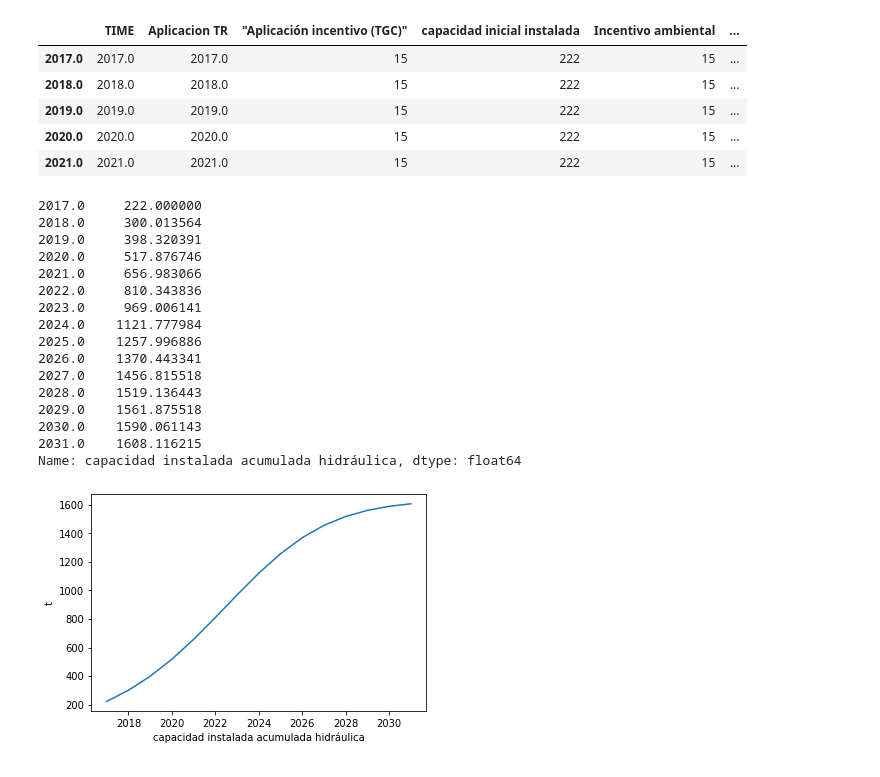
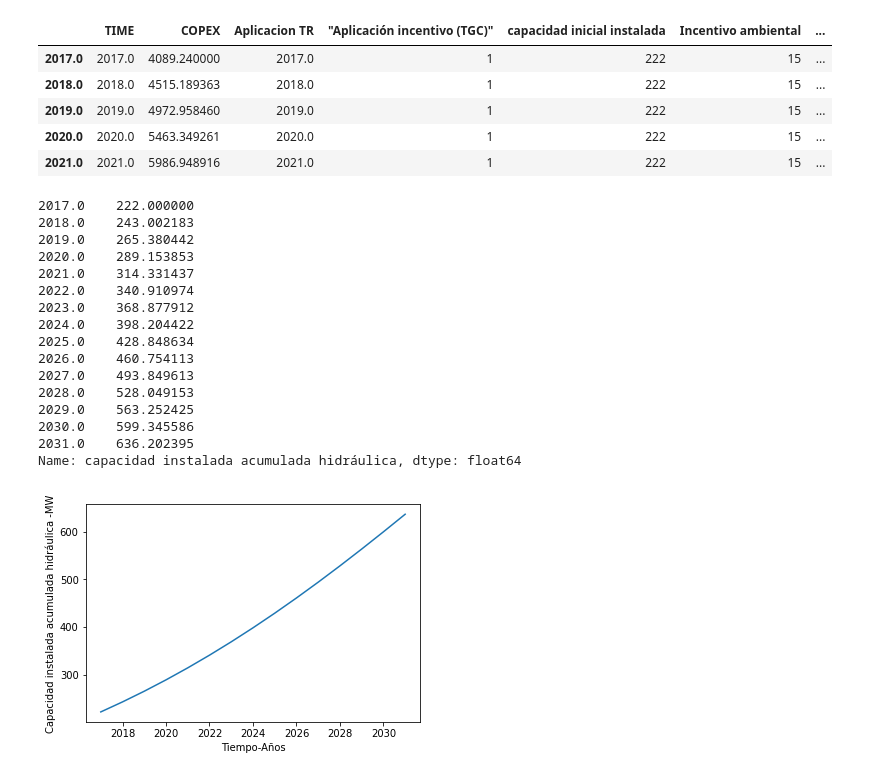
Before and after one commit to LeidyDaniela/AnalisisNumerico2020_2, a Jupyter notebook: Trabajofinal.ipynb, the cells around one changed output. Cells and saved outputs as stored; diff of their text form; code cells hidden in the pictures.

```diff
--- a/Trabajofinal.ipynb
+++ b/Trabajofinal.ipynb
@@ -223,43 +218,43 @@ Saving E3.mdl to E3.mdl
 # %%
-model= pysd.read_vensim('E3.mdl')
+model= pysd.read_vensim('E222.mdl')
 # %%
 xy = model.run()
 # %%
 xy.head()
 # %% [output]
-|  | TIME | Aplicacion TR | "Aplicación incentivo (TGC)" | capacidad inicial instalada | Incentivo ambiental | ... |
-| 2017.0 | 2017.0 | 2017.0 | 15 | 222 | 15 | ... |
-| 2018.0 | 2018.0 | 2018.0 | 15 | 222 | 15 | ... |
-| 2019.0 | 2019.0 | 2019.0 | 15 | 222 | 15 | ... |
-| 2020.0 | 2020.0 | 2020.0 | 15 | 222 | 15 | ... |
-| 2021.0 | 2021.0 | 2021.0 | 15 | 222 | 15 | ... |
+|  | TIME | COPEX | Aplicacion TR | "Aplicación incentivo (TGC)" | capacidad inicial instalada | Incentivo ambiental | ... |
+| 2017.0 | 2017.0 | 4089.240000 | 2017.0 | 1 | 222 | 15 | ... |
+| 2018.0 | 2018.0 | 4515.189363 | 2018.0 | 1 | 222 | 15 | ... |
+| 2019.0 | 2019.0 | 4972.958460 | 2019.0 | 1 | 222 | 15 | ... |
+| 2020.0 | 2020.0 | 5463.349261 | 2020.0 | 1 | 222 | 15 | ... |
+| 2021.0 | 2021.0 | 5986.948916 | 2021.0 | 1 | 222 | 15 | ... |
 # %%
 print(xy['capacidad instalada acumulada hidráulica'])
 # %% [output]
-2017.0     222.000000
-2018.0     300.013564
-2019.0     398.320391
-2020.0     517.876746
-2021.0     656.983066
-2022.0     810.343836
-2023.0     969.006141
-2024.0    1121.777984
-2025.0    1257.996886
-2026.0    1370.443341
-2027.0    1456.815518
-2028.0    1519.136443
-2029.0    1561.875518
-2030.0    1590.061143
-2031.0    1608.116215
+2017.0    222.000000
+2018.0    243.002183
+2019.0    265.380442
+2020.0    289.153853
+2021.0    314.331437
+2022.0    340.910974
+2023.0    368.877912
+2024.0    398.204422
+2025.0    428.848634
+2026.0    460.754113
+2027.0    493.849613
+2028.0    528.049153
+2029.0    563.252425
+2030.0    599.345586
+2031.0    636.202395
 Name: capacidad instalada acumulada hidráulica, dtype: float64
 # %%
 import matplotlib.pyplot as plt
 from mpl_toolkits.mplot3d import Axes3D
 
 ax = plt.figure().gca()
 ax.plot(xy['TIME'], xy['capacidad instalada acumulada hidráulica'])
-ax.set_xlabel('capacidad instalada acumulada hidráulica')
-ax.set_ylabel('t')
+ax.set_xlabel('Tiempo-Años')
+ax.set_ylabel('Capacidad instalada acumulada hidráulica -MW')
 plt.show()
 # %% [output]
-[figure, old version]
+[figure, new version]
```
Also changed, not shown: parts of 51 cells of this notebook.
